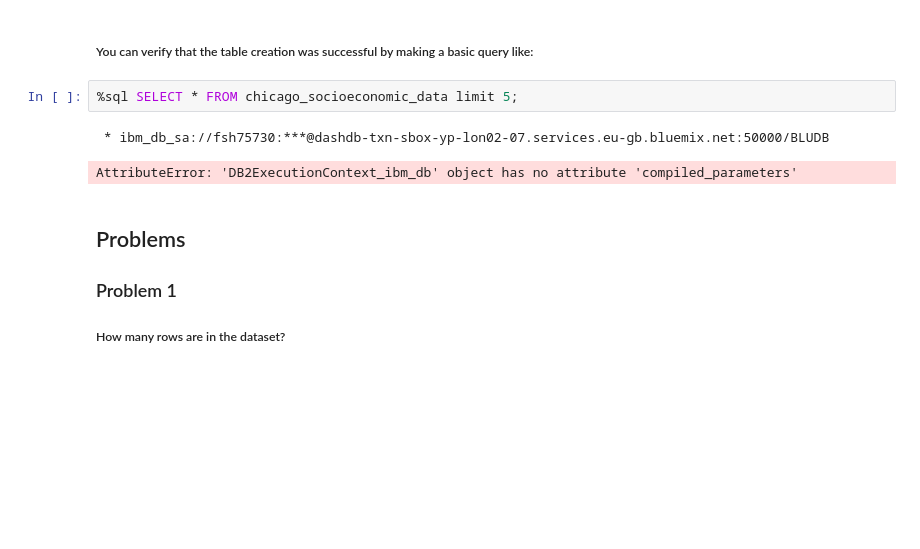
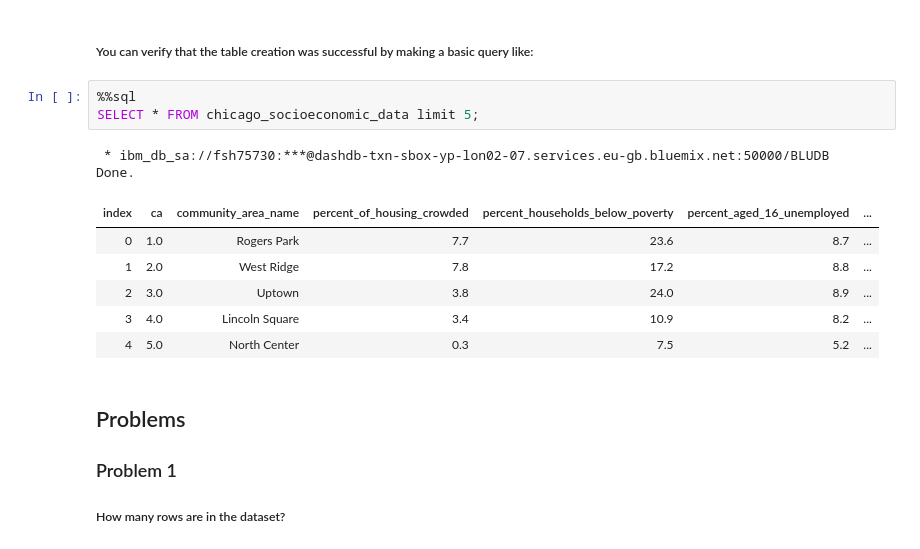
Before and after one commit to sajadhussain111/jupter_lab_notebooks, a Jupyter notebook: DB0201EN/DB0201EN-Week3-1-4-Analyzing-v5-py.ipynb, the cells around one changed output. Cells and saved outputs as stored; diff of their text form; blank space fills up the shorter version.

```diff
--- a/DB0201EN/DB0201EN-Week3-1-4-Analyzing-v5-py.ipynb
+++ b/DB0201EN/DB0201EN-Week3-1-4-Analyzing-v5-py.ipynb
@@ -79,10 +78,17 @@ chicago_socioeconomic_data = pandas.read_csv('https://data.cityofchicago.org/res
 # %% [markdown]
 ##### You can verify that the table creation was successful by making a basic query like:
 # %%
-%sql SELECT * FROM chicago_socioeconomic_data limit 5;
+%%sql
+SELECT * FROM chicago_socioeconomic_data limit 5;
 # %% [output]
  * ibm_db_sa://fsh75730:***@dashdb-txn-sbox-yp-lon02-07.services.eu-gb.bluemix.net:50000/BLUDB
+Done.
-AttributeError: 'DB2ExecutionContext_ibm_db' object has no attribute 'compiled_parameters'
+| index | ca | community_area_name | percent_of_housing_crowded | percent_households_below_poverty | percent_aged_16_unemployed | ... |
+| 0 | 1.0 | Rogers Park | 7.7 | 23.6 | 8.7 | ... |
+| 1 | 2.0 | West Ridge | 7.8 | 17.2 | 8.8 | ... |
+| 2 | 3.0 | Uptown | 3.8 | 24.0 | 8.9 | ... |
+| 3 | 4.0 | Lincoln Square | 3.4 | 10.9 | 8.2 | ... |
+| 4 | 5.0 | North Center | 0.3 | 7.5 | 5.2 | ... |
 # %% [markdown]
 ## Problems
 
```
Also changed, not shown: parts of 3 cells of this notebook, 2 other files.
